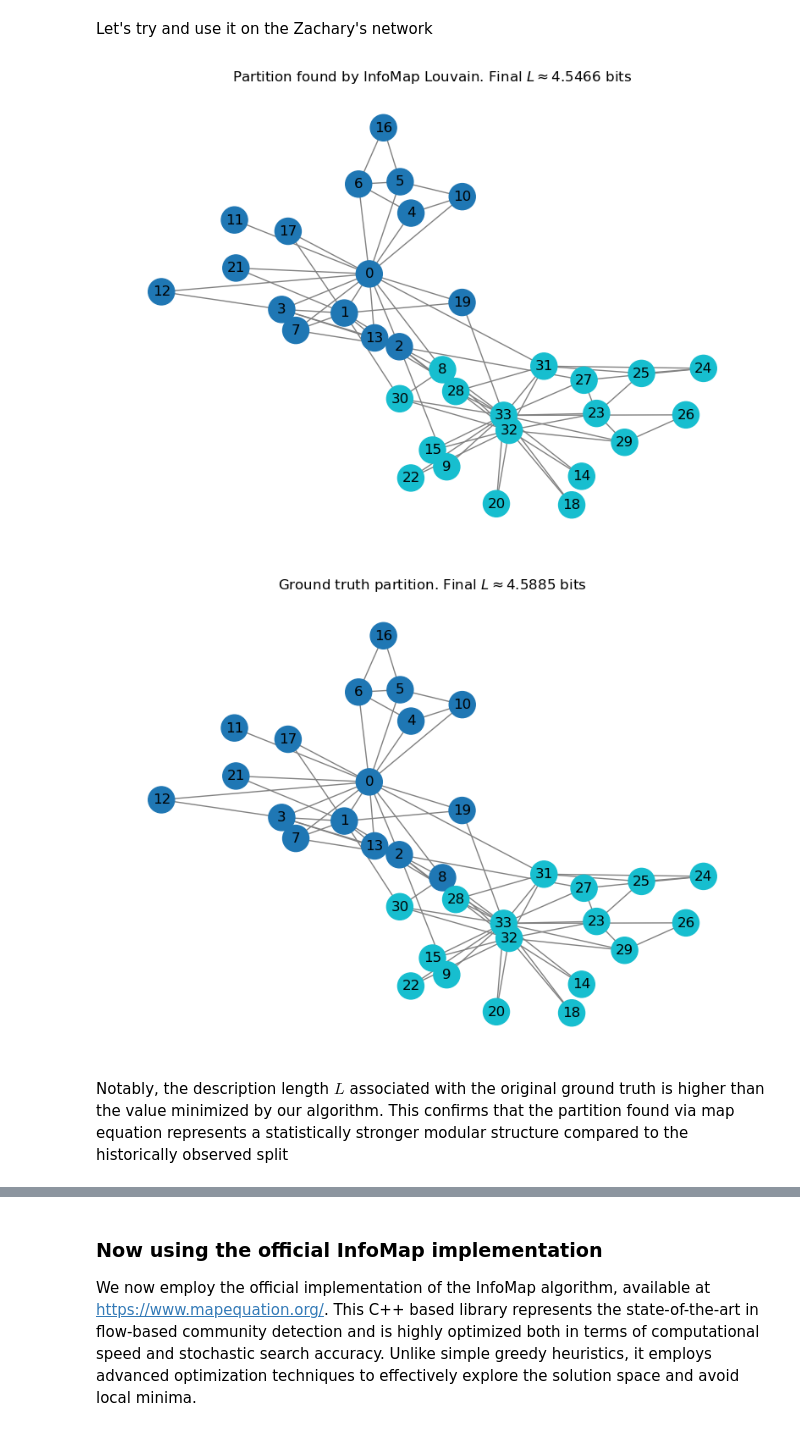
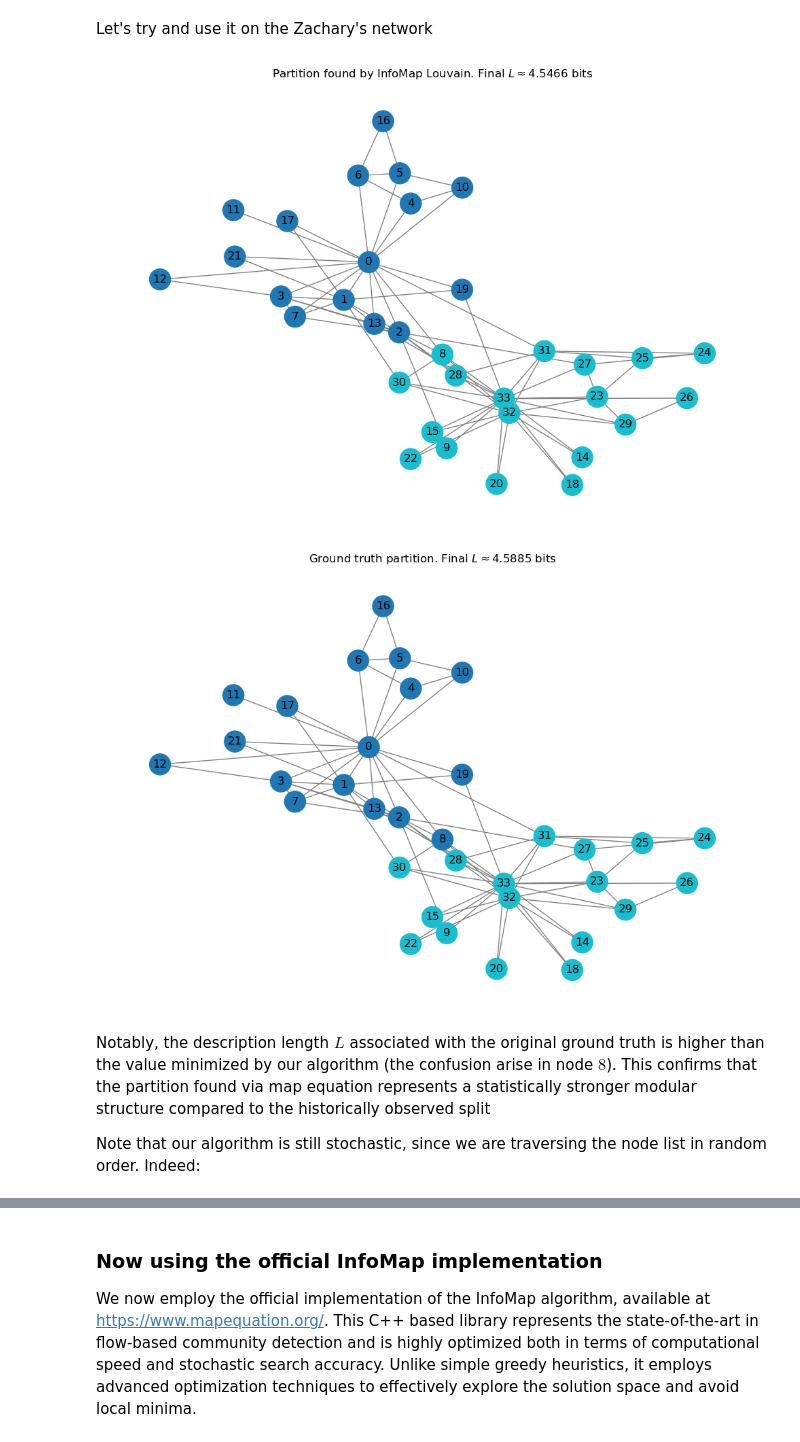
Before and after one commit to riccorte/InfoMap-Analysis, a Jupyter notebook: infomapLouvain.ipynb, the cells around one changed output, grey strips where cells are left out. Drawn from its saved outputs; the diff is of its cells as text; code cells hidden in the pictures.

Commit message:
finished with louvain

```diff
--- a/infomapLouvain.ipynb
+++ b/infomapLouvain.ipynb
@@ -71,7 +74,7 @@ def mapEquation(G, partition, equilibriumProbabilities, tau=0.15):
     # Dict containing the modules
     modules = set(partition.values())
     n = G.number_of_nodes()
-    q_out = {m: 0.0 for m in modules}  # q_i for each module
+    q_out = {m: 0.0 for m in modules}  # q_i for each module, basically the flow exiting module i
     p_sum = {m: 0.0 for m in modules}  # \sum_\alpha \in i p_\alpha for each i
     mod_nodes = {m: [] for m in modules} # List of nodes in each module
 
@@ -85,7 +88,10 @@ def mapEquation(G, partition, equilibriumProbabilities, tau=0.15):
         p_sum[m_u] += pr_u
         mod_nodes[m_u].append(u)
         # Now iterate over all the neighbors ...
-        deg_u = G.degree(u, weight='weight')
+        if G.is_directed():
+            deg_u = G.out_degree(u, weight='weight')
+        else:
+            deg_u = G.degree(u, weight='weight')
         if deg_u > 0:
             # But only if the neighbors are in differern modules!
             for v in G.neighbors(u):
@@ -196,7 +202,12 @@ def findCommunities(G, nodes_pr, max_loops=20):
 
             # Find the modules of the neighbors of u
             neighbor_modules = set()
-            for v in G.neighbors(u):
+            if G.is_directed():
+                adjacent_nodes = list(G.successors(u)) + list(G.predecessors(u))
+            else:
+                adjacent_nodes = list(G.neighbors(u))
+
+            for v in adjacent_nodes:
                 neighbor_modules.add(current_partition[v])
             neighbor_modules.discard(original_mod)
 
@@ -226,6 +237,7 @@ def infoMapLouvain(G, max_loops=200, tau = 0.15):
     final_partition = {u: u for u in G.nodes()}
 
     G_copy = G.copy()
+
     current_pr = equilibriumProbabilities
 
     finish = False
@@ -251,7 +263,7 @@ def infoMapLouvain(G, max_loops=200, tau = 0.15):
         final_partition = new_final_partition
 
         # Create the super-graph
-        new_G = nx.Graph()
+        new_G = type(G_copy)()
         new_G.add_nodes_from(unique_modules)
 
         new_pr = {m: 0.0 for m in unique_modules}
@@ -275,29 +287,44 @@ def infoMapLouvain(G, max_loops=200, tau = 0.15):
     return final_partition
 
 
+def bestInfoMapLouvain(G, runs=100):
+    best = 0
+    for _ in range(runs):
+        final_partition = infoMapLouvain(G)
+        L = mapEquation(G, final_partition, nx.pagerank(G, alpha=0.85))
+        if L < best or best == 0:
+            best = L
+            best_partition = final_partition
+    return best_partition, best
+
 # Helper function to draw the graph with a partition
-def draw_partition(G, partition_dict, title):
+def draw_partition(G, partition_dict, title, save=None):
     pos = nx.spring_layout(G, seed=42)
     node_colors = [partition_dict[n] for n in G.nodes()]
     plt.figure(figsize=(10, 7))
     plt.title(title)
     nx.draw(G, pos, with_labels=True, node_color=node_colors, cmap=plt.cm.tab10, node_size=500, edge_color="gray", font_color="black")
+    plt.tight_layout()
+    if save is not None:
+        plt.savefig(save, dpi=300)
     plt.show()
 # %% [markdown]
 Let's try and use it on the Zachary's network
 # %%
 G = nx.karate_club_graph()
 final_partition = infoMapLouvain(G)
 L = mapEquation(G, final_partition, nx.pagerank(G, alpha=0.85))
-draw_partition(G, final_partition, title=fr"Partition found by InfoMap Louvain. Final $L \approx {L:.4f}$ bits")
+draw_partition(G, final_partition, title=fr"Partition found by InfoMap Louvain. Final $L \approx {L:.4f}$ bits", save="./fig/karate_club_partition_infomap_louvain.png")
 
 ground_truth = {}
 for n in G.nodes(data=True):
     ground_truth[n[0]] = 0 if n[1]['club'] == 'Mr. Hi' else 1
 L_gt = mapEquation(G, ground_truth, nx.pagerank(G, alpha=0.85))
-draw_partition(G, ground_truth, title=fr"Ground truth partition. Final $L \approx {L_gt:.4f}$ bits")
+draw_partition(G, ground_truth, title=fr"Ground truth partition. Final $L \approx {L_gt:.4f}$ bits", save="./fig/karate_club_partition_ground_truth.png")
 # %% [output]
-[figure, old version]
+[figure, new version]
-[figure, old version]
+[figure, new version]
 # %% [markdown]
-Notably, the description length $L$ associated with the original ground truth is higher than the value minimized by our algorithm. This confirms that the partition found via map equation represents a statistically stronger modular structure compared to the historically observed split
+Notably, the description length $L$ associated with the original ground truth is higher than the value minimized by our algorithm (the confusion arise in node $8$). This confirms that the partition found via map equation represents a statistically stronger modular structure compared to the historically observed split
+
+Note that our algorithm is still stochastic, since we are traversing the node list in random order. Indeed:
```
Also changed, not shown: parts of 11 cells of this notebook, 11 other files.
